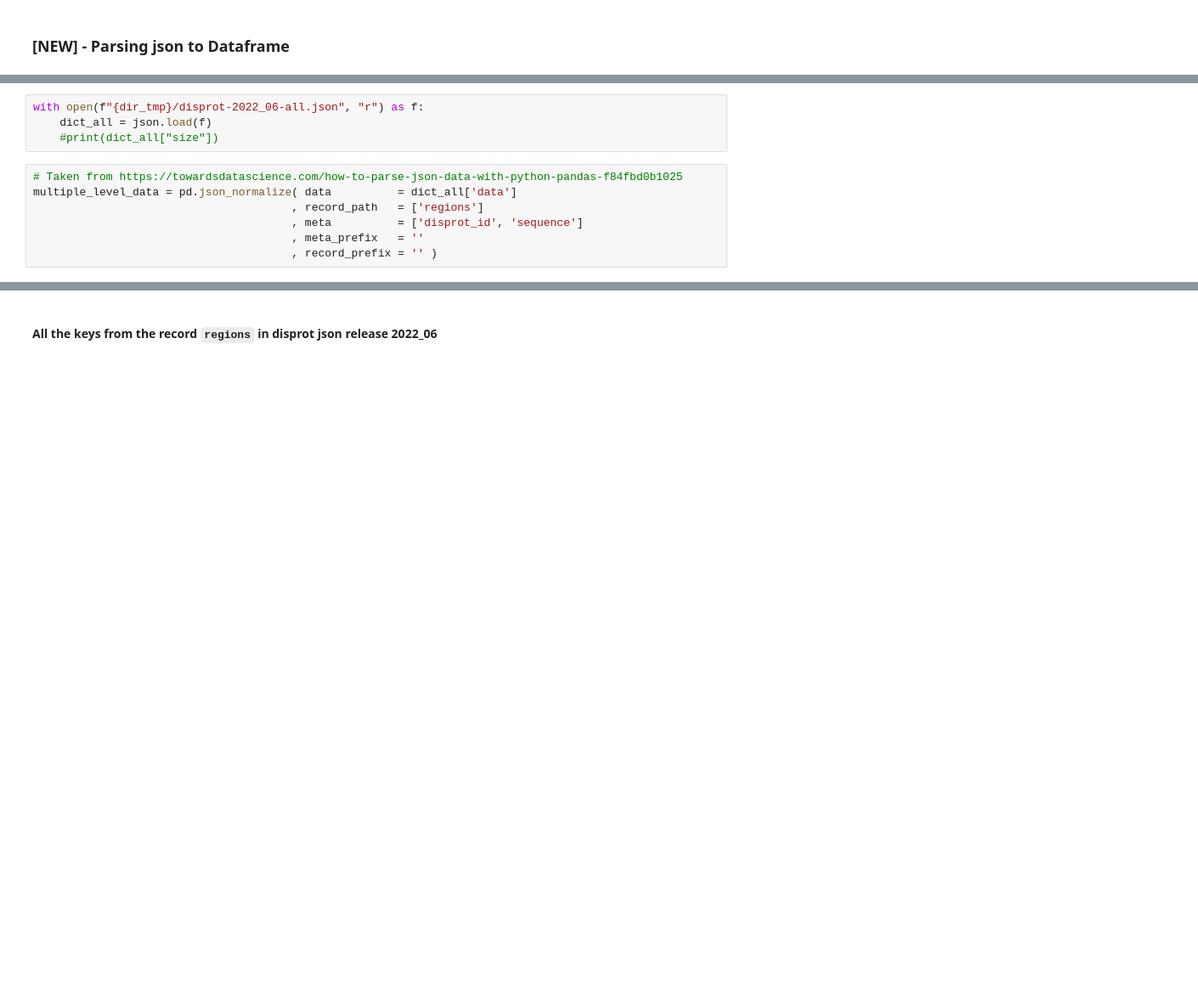
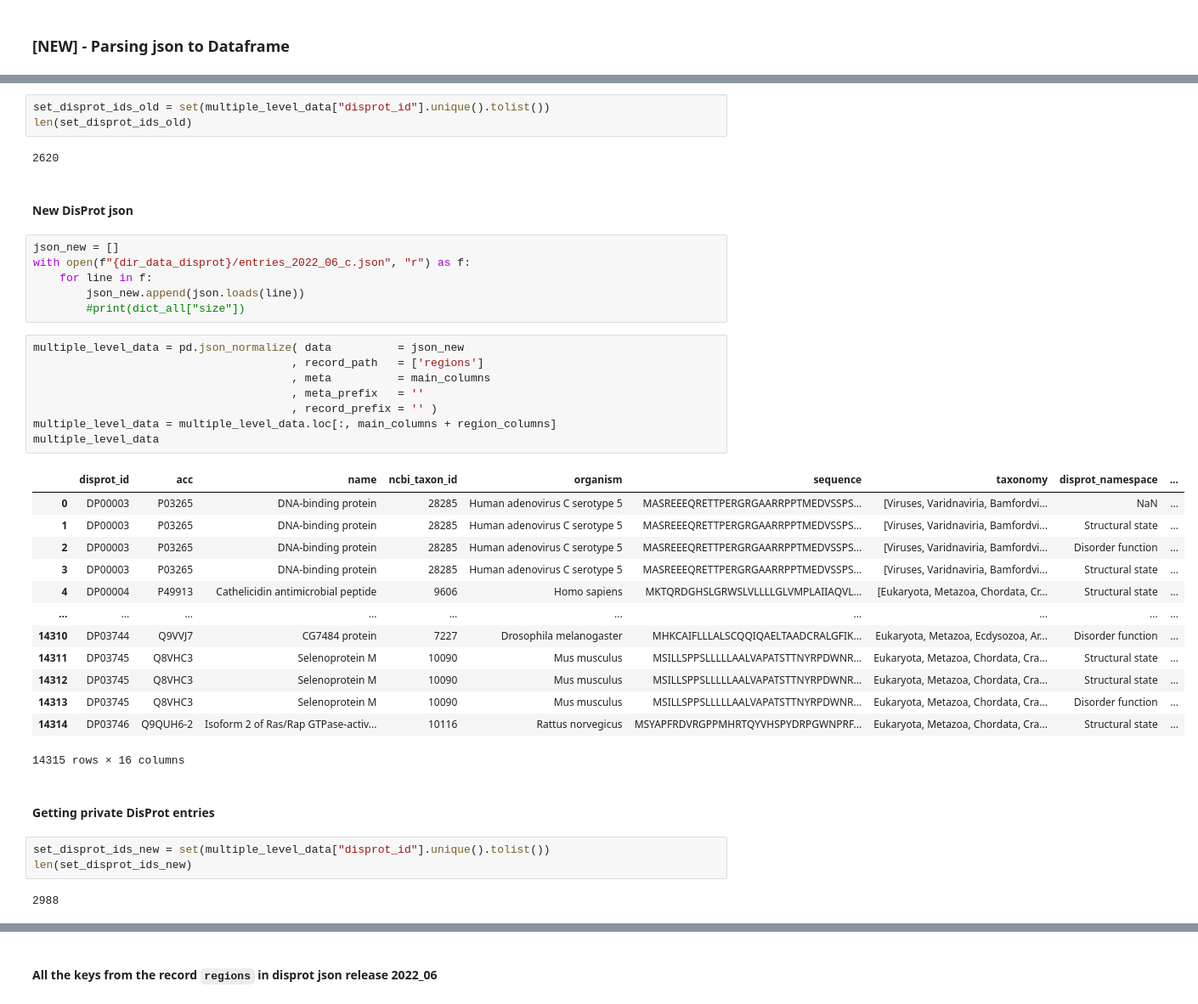
Before and after one commit to BioComputingUP/caid2-reference, a Jupyter notebook: src/notebooks/references.ipynb, the cells around one changed output, grey strips where cells are left out. Shown at 85% size. Drawn from its saved outputs; the diff is of its cells as text; blank space fills up the shorter version.

```diff
--- a/src/notebooks/references.ipynb
+++ b/src/notebooks/references.ipynb
@@ -468,11 +189,42 @@ caid2_dataframe.head(6)
+# %%
+set_disprot_ids_old = set(multiple_level_data["disprot_id"].unique().tolist())
+len(set_disprot_ids_old)
+# %% [output]
+2620
+# %% [markdown]
+#### New DisProt json
 # %%
-with open(f"{dir_tmp}/disprot-2022_06-all.json", "r") as f:
-    dict_all = json.load(f)
-    #print(dict_all["size"])
+json_new = []
+with open(f"{dir_data_disprot}/entries_2022_06_c.json", "r") as f:
+    for line in f:
+        json_new.append(json.loads(line))
+        #print(dict_all["size"])
-# %%
-# Taken from https://towardsdatascience.com/how-to-parse-json-data-with-python-pandas-f84fbd0b1025
-multiple_level_data = pd.json_normalize( data          = dict_all['data']
-                                       , record_path   = ['regions']
-                                       , meta          = ['disprot_id', 'sequence']
-                                       , meta_prefix   = ''
-                                       , record_prefix = '' )
+# %%
+multiple_level_data = pd.json_normalize( data          = json_new
+                                       , record_path   = ['regions']
+                                       , meta          = main_columns
+                                       , meta_prefix   = ''
+                                       , record_prefix = '' )
+multiple_level_data = multiple_level_data.loc[:, main_columns + region_columns]
+multiple_level_data
+# %% [output]
+|  | disprot_id | acc | name | ncbi_taxon_id | organism | sequence | taxonomy | disprot_namespace | ... |
+| 0 | DP00003 | P03265 | DNA-binding protein | 28285 | Human adenovirus C serotype 5 | MASREEEQRETTPERGRGAARRPPTMEDVSSPS... | [Viruses, Varidnaviria, Bamfordvi... | NaN | ... |
+| 1 | DP00003 | P03265 | DNA-binding protein | 28285 | Human adenovirus C serotype 5 | MASREEEQRETTPERGRGAARRPPTMEDVSSPS... | [Viruses, Varidnaviria, Bamfordvi... | Structural state | ... |
+| 2 | DP00003 | P03265 | DNA-binding protein | 28285 | Human adenovirus C serotype 5 | MASREEEQRETTPERGRGAARRPPTMEDVSSPS... | [Viruses, Varidnaviria, Bamfordvi... | Disorder function | ... |
+| 3 | DP00003 | P03265 | DNA-binding protein | 28285 | Human adenovirus C serotype 5 | MASREEEQRETTPERGRGAARRPPTMEDVSSPS... | [Viruses, Varidnaviria, Bamfordvi... | Structural state | ... |
+| 4 | DP00004 | P49913 | Cathelicidin antimicrobial peptide | 9606 | Homo sapiens | MKTQRDGHSLGRWSLVLLLLGLVMPLAIIAQVL... | [Eukaryota, Metazoa, Chordata, Cr... | Structural state | ... |
+| ... | ... | ... | ... | ... | ... | ... | ... | ... | ... |
+| 14310 | DP03744 | Q9VVJ7 | CG7484 protein | 7227 | Drosophila melanogaster | MHKCAIFLLLALSCQQIQAELTAADCRALGFIK... | Eukaryota, Metazoa, Ecdysozoa, Ar... | Disorder function | ... |
+| 14311 | DP03745 | Q8VHC3 | Selenoprotein M | 10090 | Mus musculus | MSILLSPPSLLLLLAALVAPATSTTNYRPDWNR... | Eukaryota, Metazoa, Chordata, Cra... | Structural state | ... |
+| 14312 | DP03745 | Q8VHC3 | Selenoprotein M | 10090 | Mus musculus | MSILLSPPSLLLLLAALVAPATSTTNYRPDWNR... | Eukaryota, Metazoa, Chordata, Cra... | Structural state | ... |
+| 14313 | DP03745 | Q8VHC3 | Selenoprotein M | 10090 | Mus musculus | MSILLSPPSLLLLLAALVAPATSTTNYRPDWNR... | Eukaryota, Metazoa, Chordata, Cra... | Disorder function | ... |
+| 14314 | DP03746 | Q9QUH6-2 | Isoform 2 of Ras/Rap GTPase-activ... | 10116 | Rattus norvegicus | MSYAPFRDVRGPPMHRTQYVHSPYDRPGWNPRF... | Eukaryota, Metazoa, Chordata, Cra... | Structural state | ... |
+14315 rows × 16 columns
+# %% [markdown]
+#### Getting private DisProt entries
+# %%
+set_disprot_ids_new = set(multiple_level_data["disprot_id"].unique().tolist())
+len(set_disprot_ids_new)
+# %% [output]
+2988
```
Also changed, not shown: parts of 68 cells of this notebook.
